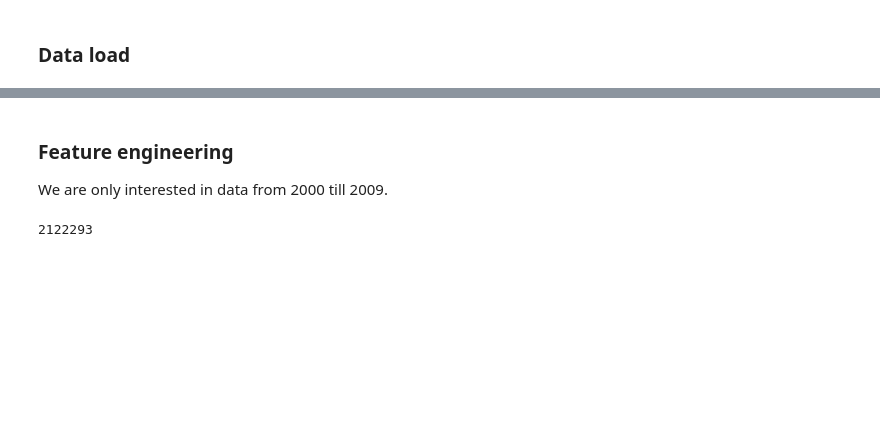
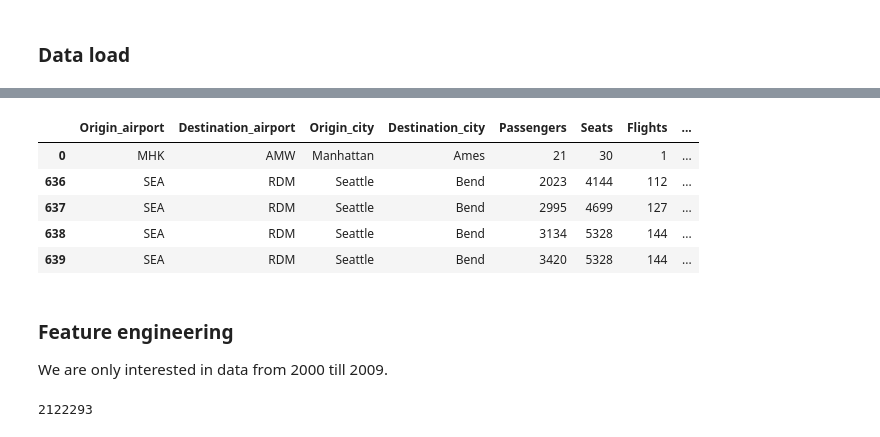
Before and after one commit to arpitaj5/USA_Airport_Data_Visualization, a Jupyter notebook: Alpha_stage.ipynb, the cells around one changed output, grey strips where cells are left out. Saved outputs shown, nothing was run; the diff lists cells and outputs as text; code cells hidden in the pictures; blank space fills up the shorter version.

```diff
--- a/Alpha_stage.ipynb
+++ b/Alpha_stage.ipynb
@@ -24,4 +28,13 @@ Index(['Origin_airport', 'Destination_airport', 'Origin_city',
       dtype='object')
+# %%
+data.head()
+# %% [output]
+|  | Origin_airport | Destination_airport | Origin_city | Destination_city | Passengers | Seats | Flights | ... |
+| 0 | MHK | AMW | Manhattan | Ames | 21 | 30 | 1 | ... |
+| 636 | SEA | RDM | Seattle | Bend | 2023 | 4144 | 112 | ... |
+| 637 | SEA | RDM | Seattle | Bend | 2995 | 4699 | 127 | ... |
+| 638 | SEA | RDM | Seattle | Bend | 3134 | 5328 | 144 | ... |
+| 639 | SEA | RDM | Seattle | Bend | 3420 | 5328 | 144 | ... |
 # %% [markdown]
 ### Feature engineering
 We are only interested in data from 2000 till 2009.
```
Also changed, not shown: parts of 16 cells of this notebook, 7 other files.
